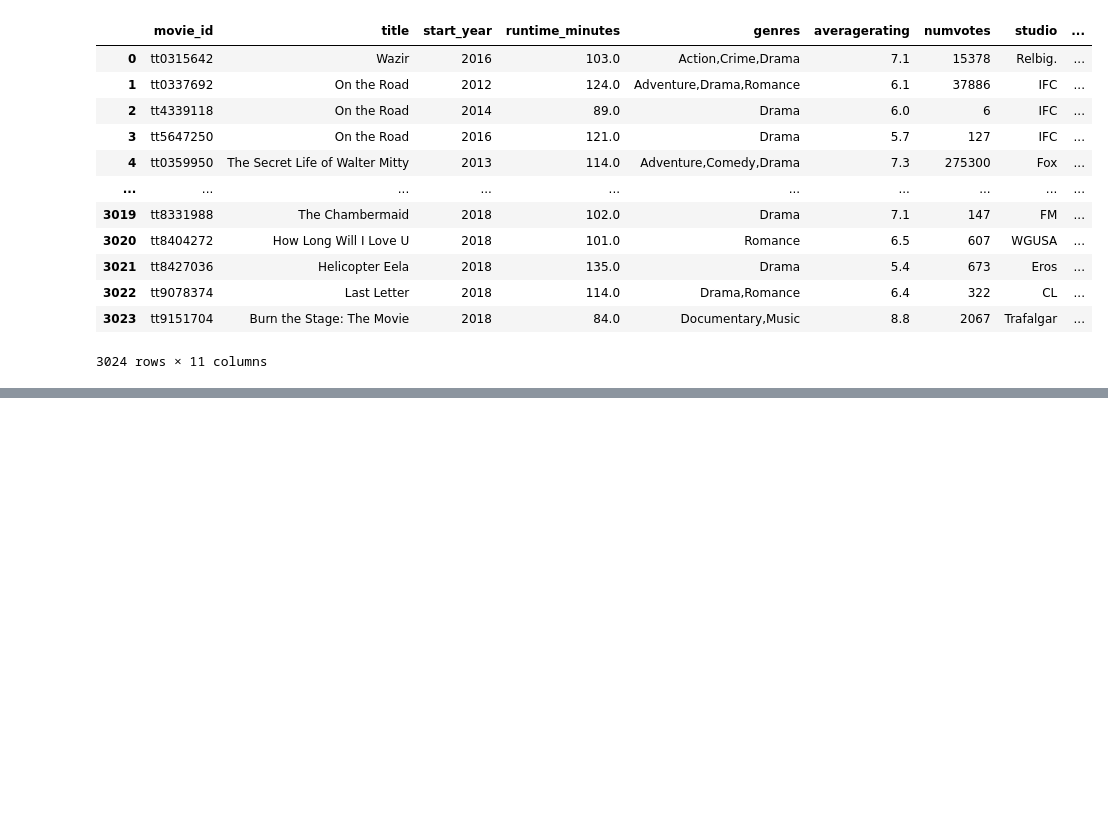
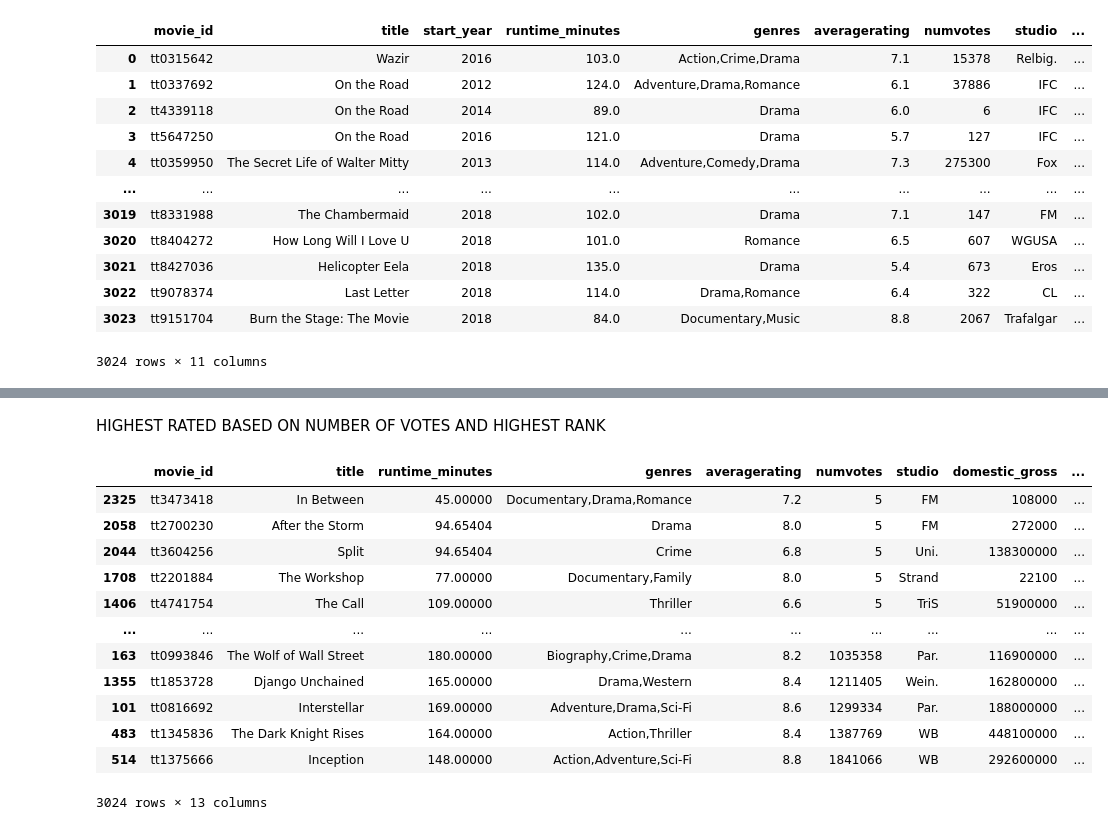
Before and after one commit to bedankibunja/microsoft-movies-project, a Jupyter notebook: student.ipynb, the cells around one changed output, grey strips where cells are left out. Drawn from its saved outputs; the diff is of its cells as text; code cells hidden in the pictures; blank space fills up the shorter version.

```diff
--- a/student.ipynb
+++ b/student.ipynb
@@ -388,0 +444,24 @@ merged1_movies
+# %% [markdown]
+HIGHEST RATED BASED ON NUMBER OF VOTES AND HIGHEST RANK
+# %%
+# highest rated movie based on number of votes
+# make a copy of the original to avoid interfering with whats done
+# drop one the duplicate year and start_year
+highest_rated = merged1_movies.copy()
+highest_rated = highest_rated.sort_values('numvotes',ascending=True)
+highest_rated = highest_rated.drop('start_year', axis=1)
+highest_rated
+# %% [output]
+|  | movie_id | title | runtime_minutes | genres | averagerating | numvotes | studio | domestic_gross | ... |
+| 2325 | tt3473418 | In Between | 45.00000 | Documentary,Drama,Romance | 7.2 | 5 | FM | 108000 | ... |
+| 2058 | tt2700230 | After the Storm | 94.65404 | Drama | 8.0 | 5 | FM | 272000 | ... |
+| 2044 | tt3604256 | Split | 94.65404 | Crime | 6.8 | 5 | Uni. | 138300000 | ... |
+| 1708 | tt2201884 | The Workshop | 77.00000 | Documentary,Family | 8.0 | 5 | Strand | 22100 | ... |
+| 1406 | tt4741754 | The Call | 109.00000 | Thriller | 6.6 | 5 | TriS | 51900000 | ... |
+| ... | ... | ... | ... | ... | ... | ... | ... | ... | ... |
+| 163 | tt0993846 | The Wolf of Wall Street | 180.00000 | Biography,Crime,Drama | 8.2 | 1035358 | Par. | 116900000 | ... |
+| 1355 | tt1853728 | Django Unchained | 165.00000 | Drama,Western | 8.4 | 1211405 | Wein. | 162800000 | ... |
+| 101 | tt0816692 | Interstellar | 169.00000 | Adventure,Drama,Sci-Fi | 8.6 | 1299334 | Par. | 188000000 | ... |
+| 483 | tt1345836 | The Dark Knight Rises | 164.00000 | Action,Thriller | 8.4 | 1387769 | WB | 448100000 | ... |
+| 514 | tt1375666 | Inception | 148.00000 | Action,Adventure,Sci-Fi | 8.8 | 1841066 | WB | 292600000 | ... |
+3024 rows × 13 columns
```
Also changed, not shown: parts of 14 cells of this notebook.
